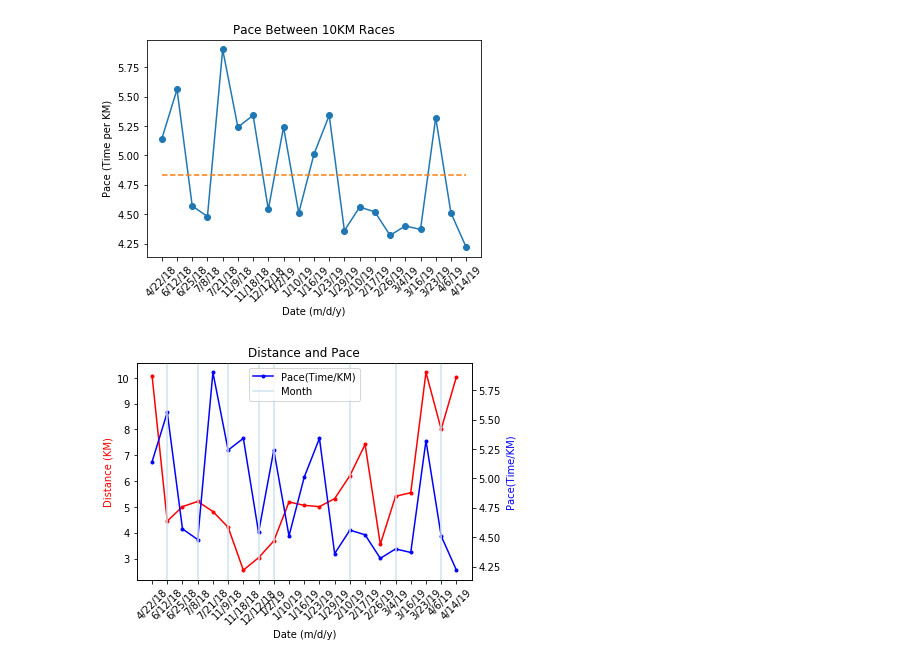
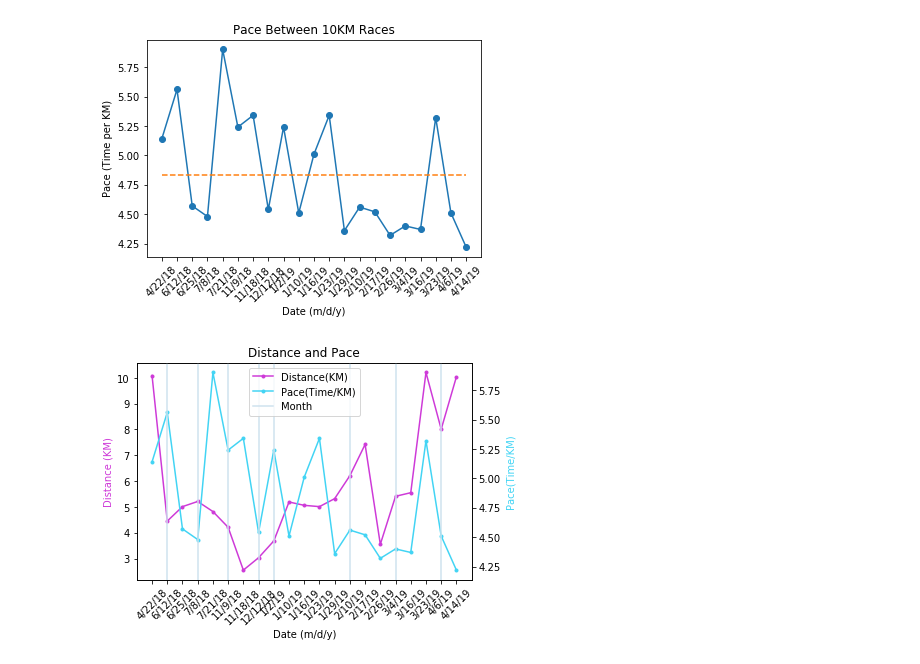
Before and after one commit to jschriem/Data-Analysis, a Jupyter notebook: Sun_Run_2019/sunrun.ipynb, the cells around one changed output. Cells and saved outputs as stored; diff of their text form; code cells hidden in the pictures.

```diff
--- a/Sun_Run_2019/sunrun.ipynb
+++ b/Sun_Run_2019/sunrun.ipynb
@@ -54,36 +54,38 @@ mean_line2 = ax.plot(run['Date'] ,pace_mean, label='Mean', linestyle='--')
 # %%
 # Distance vs Pace
 fig,ax = plt.subplots()
 plt.xlabel('Date (m/d/y)')
 t = run['Date']
 plt.xticks(rotation=45)
 ax.set_title('Distance and Pace')
 
 #First plot
-ax.set_ylabel('Distance (KM)', color='r')
-plot1 = ax.plot(t, run['Distance(KM)'], marker='.', color='r')
+ax.set_ylabel('Distance (KM)', color='#ce3ad8')
+plot1 = ax.plot(t, run['Distance(KM)'], marker='.', color='#ce3ad8')
 
 #Second plot
 ax2 = ax.twinx()
-ax2.set_ylabel('Pace(Time/KM)', color='b')
-plot2 = ax2.plot(t, run['Pace(Time/KM)'], marker='.', color='b')
+ax2.set_ylabel('Pace(Time/KM)', color='#42d4f4')
+plot2 = ax2.plot(t, run['Pace(Time/KM)'], marker='.', color='#42d4f4')
 
 
 #Vertical lines to seperate months
 plt.axvline(x=1,color = '#CFE2EE', label = 'Month')
 plt.axvline(x=3,color = '#CFE2EE')
 plt.axvline(x=5,color = '#CFE2EE')
 plt.axvline(x=7,color = '#CFE2EE')
 plt.axvline(x=8,color = '#CFE2EE')
 plt.axvline(x=13,color = '#CFE2EE')
 plt.axvline(x=16,color = '#CFE2EE')
 plt.axvline(x=19,color = '#CFE2EE')
 
 
 #legend
-plt.legend(loc='upper center')
+lines, labels = ax.get_legend_handles_labels()
+lines2, labels2 = ax2.get_legend_handles_labels()
+ax2.legend(lines + lines2, labels + labels2, loc='upper center')
 
 #show plots
 plt.show()
 # %% [output]
-[figure, old version]
+[figure, new version]
```
Also changed, not shown: 1 other file.
